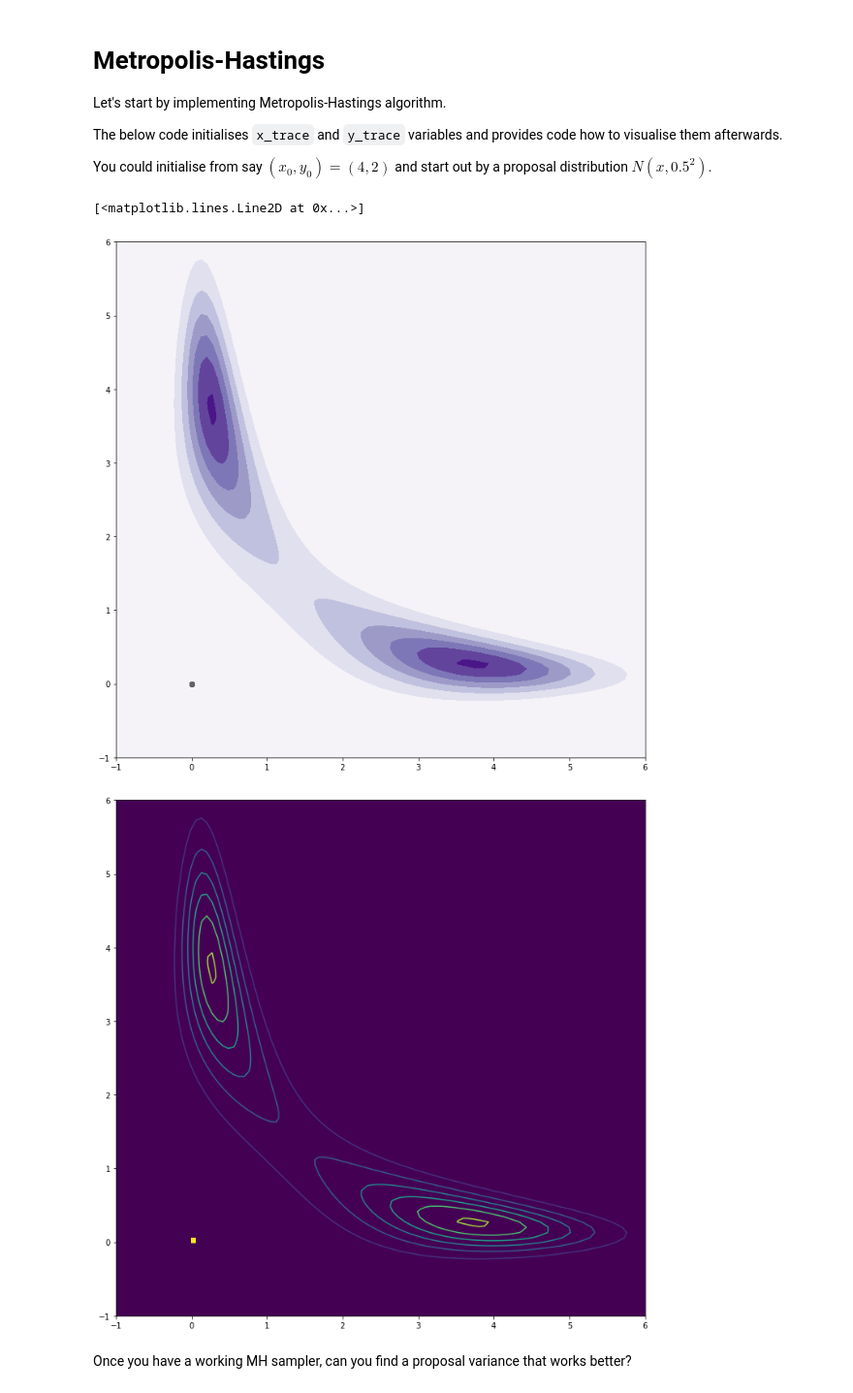
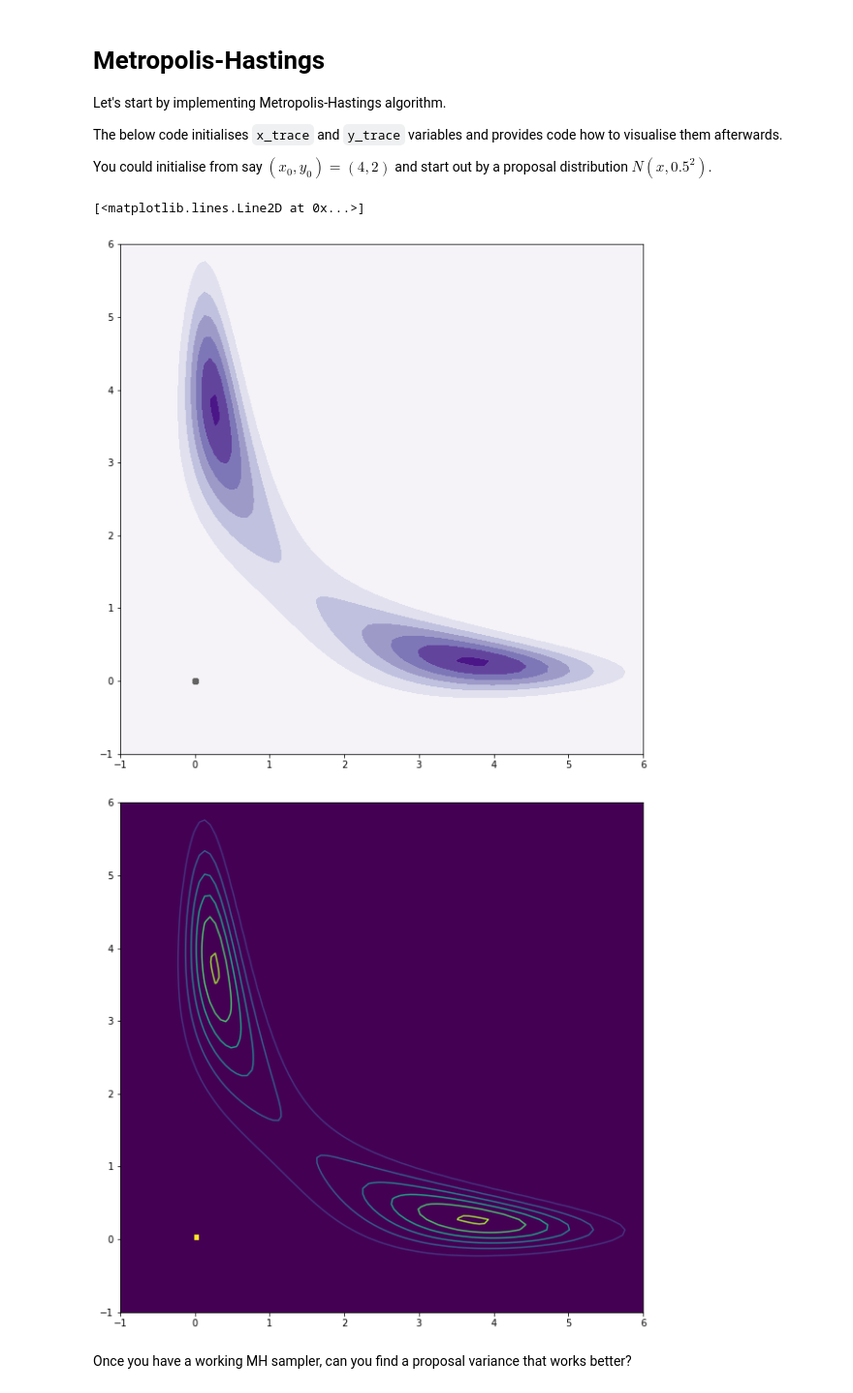
Before and after one commit to KVukosavljevic/BDI-intro-to-Bayesian-stats, a Jupyter notebook: practical.ipynb, the cells around one changed output. Shown at 97% size. Cells and saved outputs as stored; diff of their text form; code cells hidden in the pictures.

```diff
--- a/practical.ipynb
+++ b/practical.ipynb
@@ -65,22 +65,22 @@ y_trace = np.zeros(n_iter)
 ################
 
 # visualise the trace
-plt.figure(figsize=[12,12])
+plt.figure(figsize=[10, 10])
 plt.contourf(plot_x, plot_y, p(plot_x, plot_y), cmap="Purples")
 plt.plot(x_trace, y_trace, 'o-', c="#636363", alpha=0.5)
 # %% [output]
 [<matplotlib.lines.Line2D at 0x...>]
-[figure, old version]
+[figure, new version]
 # %%
 # Another way to visualise the samples from the target is as follows:
-plt.figure(figsize=[12,12])
+plt.figure(figsize=[10, 10])
 x_grid = np.linspace(-1., 6., 100)
 y_grid = np.linspace(-1., 6., 100)
 plt.hist2d(x_trace, y_trace, bins=[x_grid, y_grid])
 plt.contour(plot_x, plot_y, p(plot_x, plot_y), label=u'p(x,y)')
 plt.show()
 # %% [output]
-[figure, old version]
+[figure, new version]
 # %% [markdown]
 Once you have a working MH sampler, can you find a proposal variance that works better?
 # %% [markdown]
```
Also changed, not shown: parts of 2 cells of this notebook.
